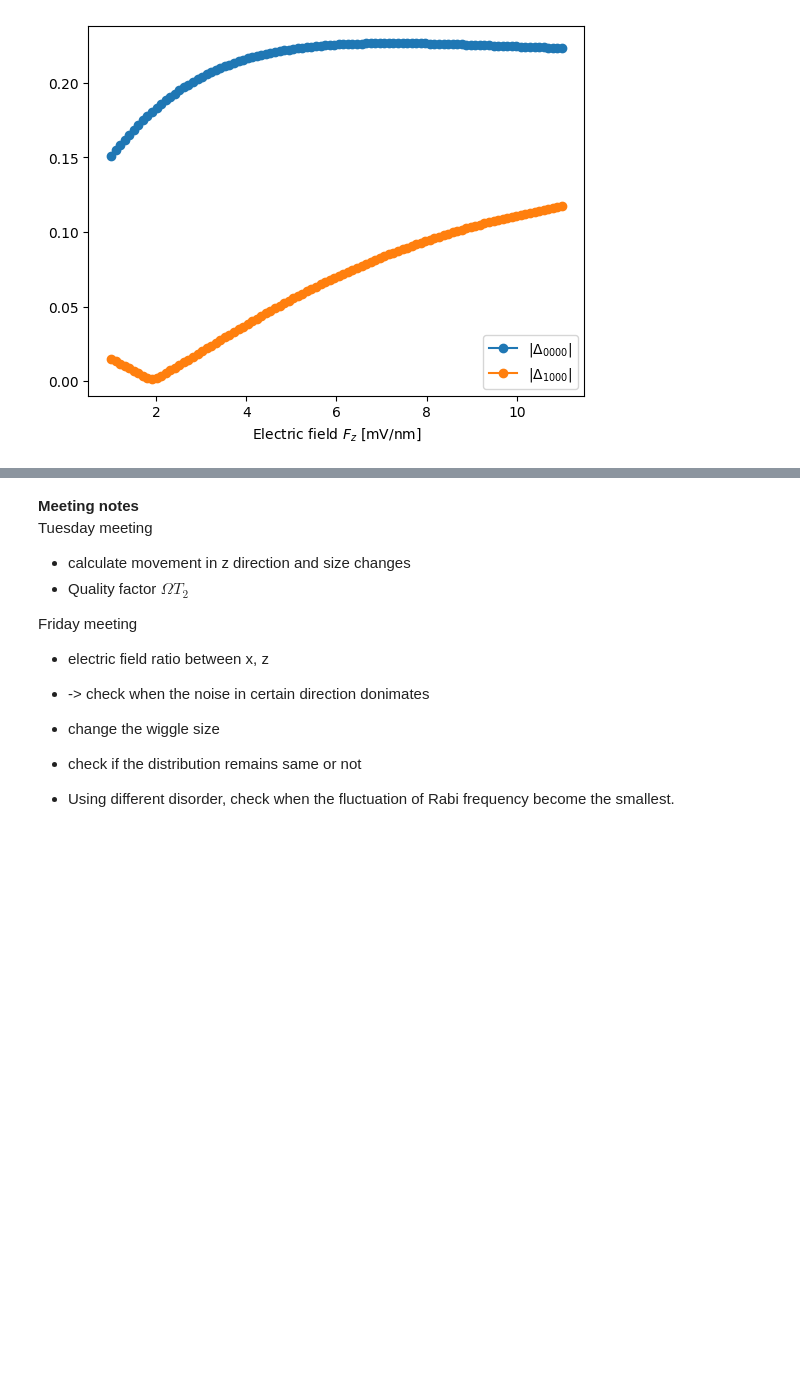
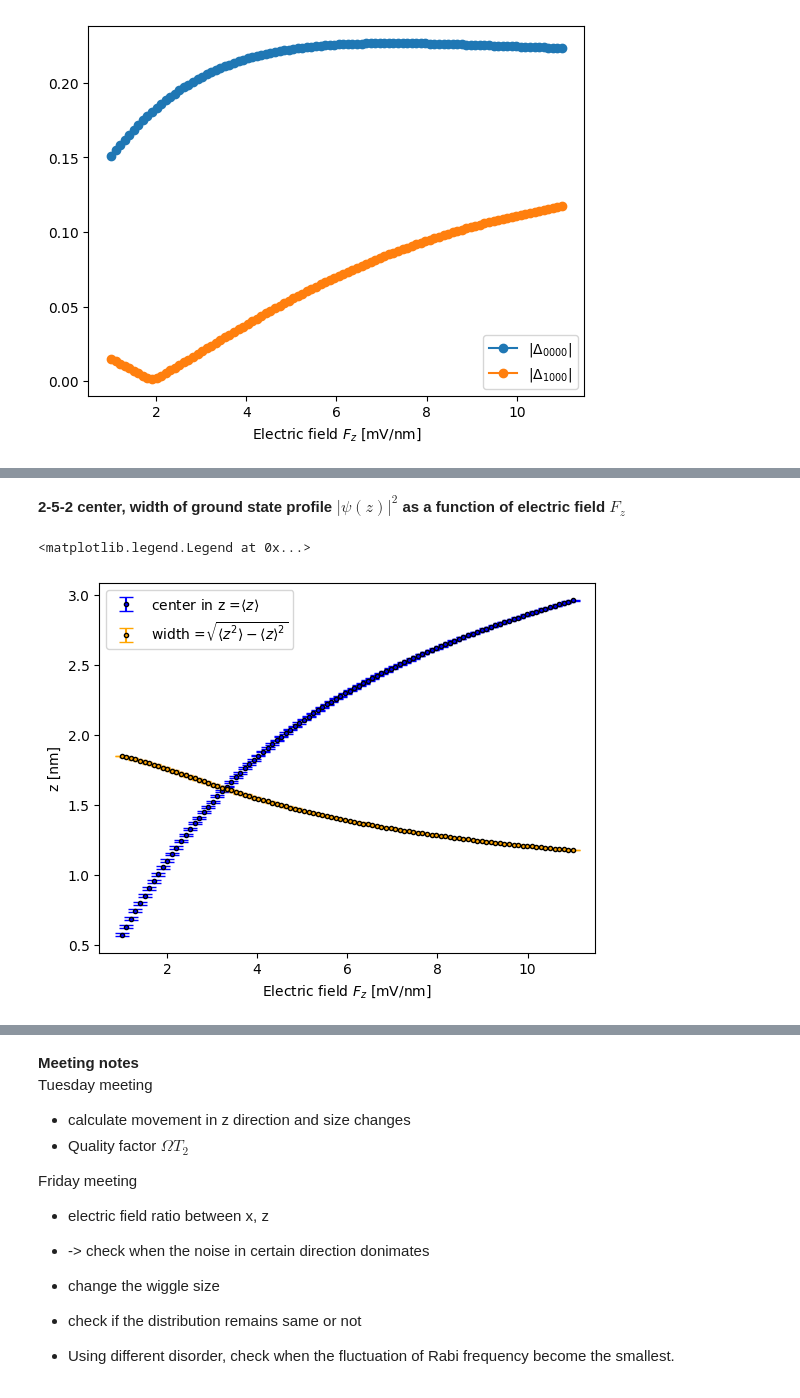
Before and after one commit to Minyoung-Kim1110/Rabi_WW, a Jupyter notebook: main.ipynb, the cells around one changed output, grey strips where cells are left out. Saved outputs shown, nothing was run; the diff lists cells and outputs as text; code cells hidden in the pictures; blank space fills up the shorter version.

```diff
--- a/main.ipynb
+++ b/main.ipynb
@@ -473,0 +550,18 @@ plt.legend()
+# %% [markdown]
+**2-5-2  center, width of ground state profile $|\psi(z)|^2$ as a function of electric field $F_z$**
+# %%
+mean_z_loc = calculated_values[:, :, 3, 0].mean(axis = 1)
+std_z_loc = calculated_values[:, :, 3, 0].std(axis = 1)
+
+mean_z_width = calculated_values[:, :, 3, 1].mean(axis = 1)
+std_z_width = calculated_values[:, :, 3, 1].std(axis = 1)
+
+plt.errorbar(electric_field_sketch, mean_z_loc, yerr = [std_z_loc, std_z_loc],fmt='.', capsize=5, capthick=1,ecolor='blue', markerfacecolor='blue', markeredgecolor='black', label = 'center in z ='+r'$\langle z \rangle$')
+plt.errorbar(electric_field_sketch, mean_z_width, yerr = [std_z_width, std_z_width],fmt='.', capsize=5, capthick=1,ecolor='orange', markerfacecolor='orange', markeredgecolor='black', label = 'width ='+r'$\sqrt{\langle z^2 \rangle-\langle z \rangle^2}$')
+
+plt.xlabel('Electric field '+r'$F_z$'+' [mV/nm]')
+plt.ylabel('z [nm]')
+plt.legend()
+# %% [output]
+<matplotlib.legend.Legend at 0x...>
+[figure, added]
```
Also changed, not shown: parts of 8 cells of this notebook, 2 other files.
